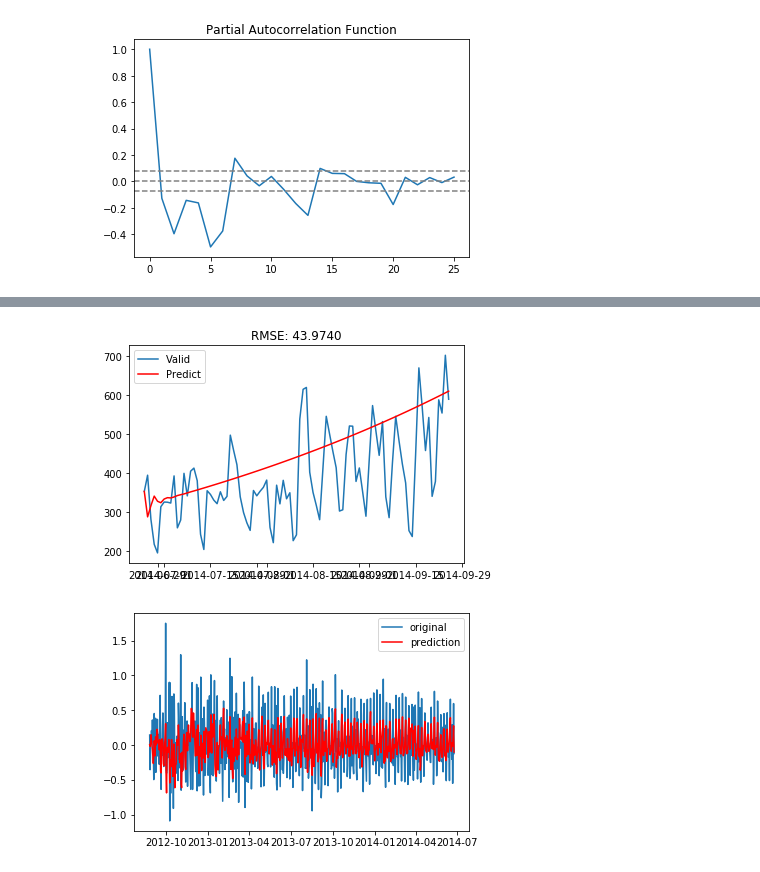
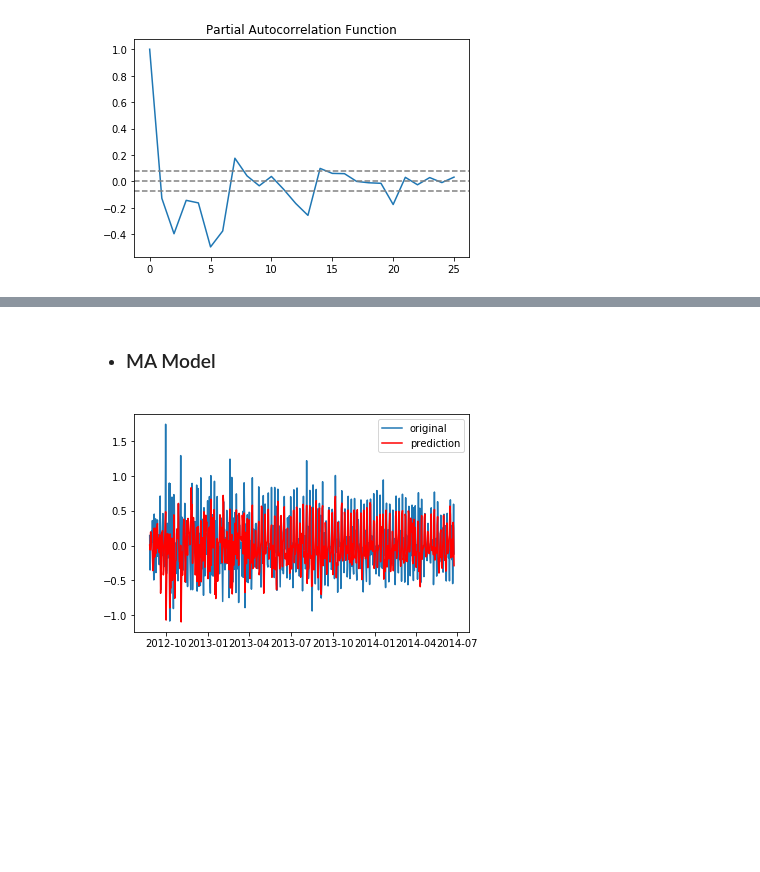
Before and after one commit to bradipo89/Supervised_Machine_Learning_Lessons, a Jupyter notebook: Forecasting.ipynb, the cells around one changed output, grey strips where cells are left out. Drawn from its saved outputs; the diff is of its cells as text; code cells hidden in the pictures; blank space fills up the shorter version.

```diff
--- a/Forecasting.ipynb
+++ b/Forecasting.ipynb
@@ -585,22 +582,11 @@ plt.show()
-# %%
-AR_predict=results_AR.predict(start="2014-06-25", end="2014-09-25")
-AR_predict=AR_predict.cumsum().shift().fillna(0)
-AR_predict1=pd.Series(np.ones(valid.shape[0]) * np.log(valid['Count'])[0], index = valid.index)
-AR_predict1=AR_predict1.add(AR_predict,fill_value=0)
-AR_predict = np.exp(AR_predict1)
-plt.plot(valid['Count'], label = "Valid")
-plt.plot(AR_predict, color = 'red', label = "Predict")
-plt.legend(loc= 'best')
-plt.title('RMSE: %.4f'% (np.sqrt(np.dot(AR_predict, valid['Count']))/valid.shape[0]))
-plt.show()
-# %% [output]
-[figure, removed]
+# %% [markdown]
+- ### MA Model
 # %%
-model = ARIMA(Train_log, order=(0, 1, 2))  # here the p value is zero since it is just the MA model
+model = ARIMA(Train_log, order=(0, 1, 1))  # here the p value is zero since it is just the MA model
 results_MA = model.fit(disp=-1)
 plt.plot(train_log_diff.dropna(), label='original')
 plt.plot(results_MA.fittedvalues, color='red', label='prediction')
 plt.legend(loc='best')
 plt.show()
 # %% [output]
-[figure, old version]
+[figure, new version]
```
Also changed, not shown: parts of 29 cells of this notebook.
